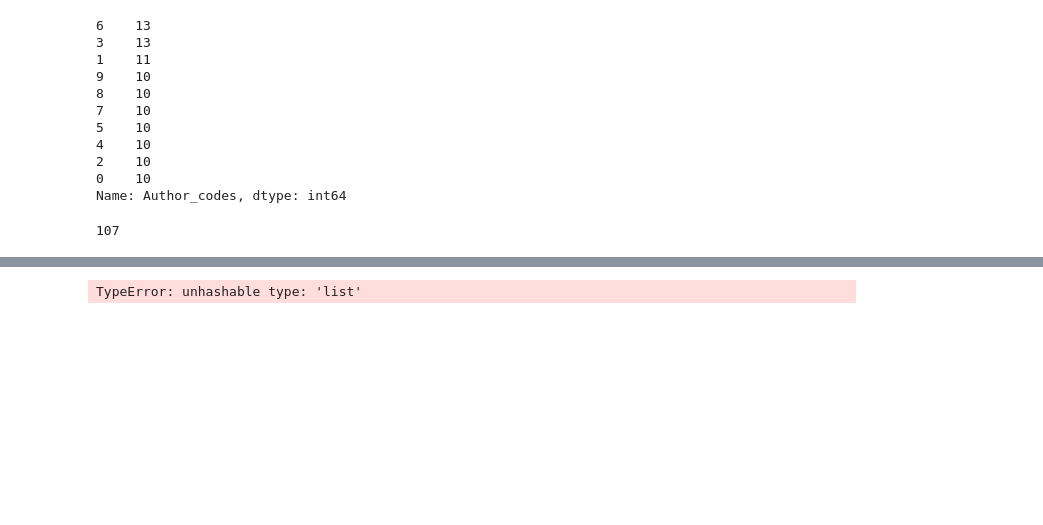
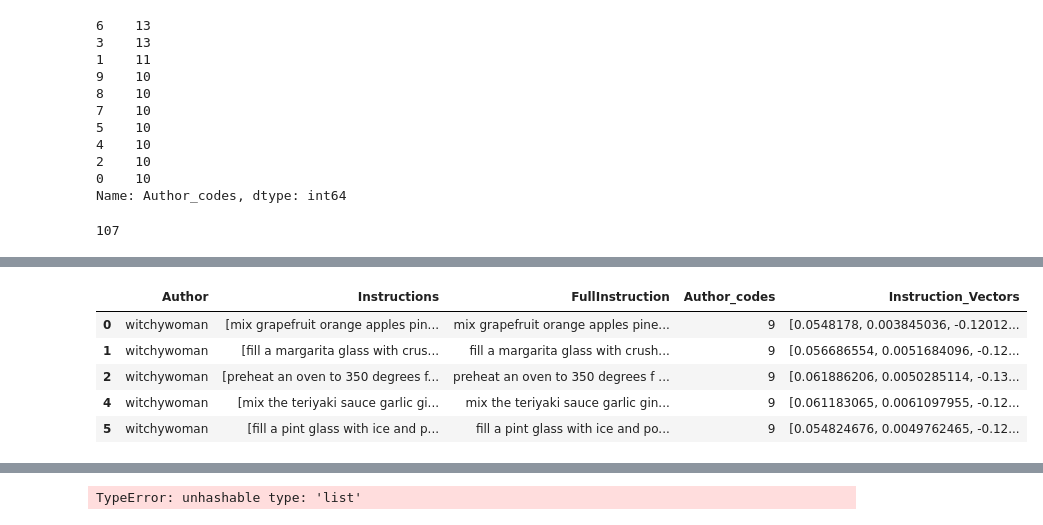
Before and after one commit to Schmidt8181/Allreciepes_NLP, a Jupyter notebook: All_Recipes_NLP.ipynb, the cells around one changed output, grey strips where cells are left out. Saved outputs shown, nothing was run; the diff lists cells and outputs as text; code cells hidden in the pictures; blank space fills up the shorter version.

```diff
--- a/All_Recipes_NLP.ipynb
+++ b/All_Recipes_NLP.ipynb
@@ -260 +261,10 @@ def avg_sentence_vector(words, model, num_features, index2word_set):
     return featureVec
+# %%
+raw_recipe_data.head()
+# %% [output]
+|  | Author | Instructions | FullInstruction | Author_codes | Instruction_Vectors |
+| 0 | witchywoman | [mix grapefruit orange apples pin... | mix grapefruit orange apples pine... | 9 | [0.0548178, 0.003845036, -0.12012... |
+| 1 | witchywoman | [fill a margarita glass with crus... | fill a margarita glass with crush... | 9 | [0.056686554, 0.0051684096, -0.12... |
+| 2 | witchywoman | [preheat an oven to 350 degrees f... | preheat an oven to 350 degrees f ... | 9 | [0.061886206, 0.0050285114, -0.13... |
+| 4 | witchywoman | [mix the teriyaki sauce garlic gi... | mix the teriyaki sauce garlic gin... | 9 | [0.061183065, 0.0061097955, -0.12... |
+| 5 | witchywoman | [fill a pint glass with ice and p... | fill a pint glass with ice and po... | 9 | [0.054824676, 0.0049762465, -0.12... |
```
Also changed, not shown: parts of 49 cells of this notebook.
